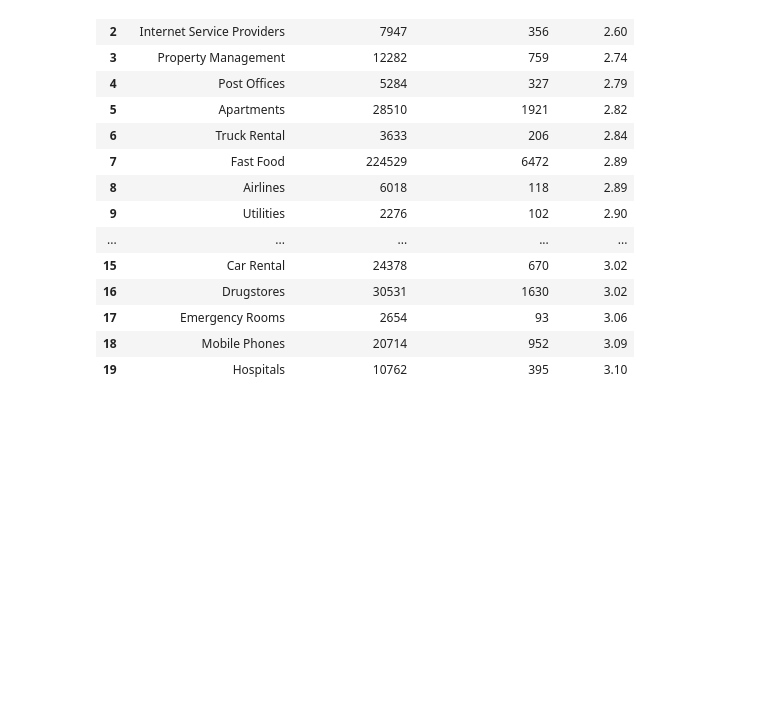
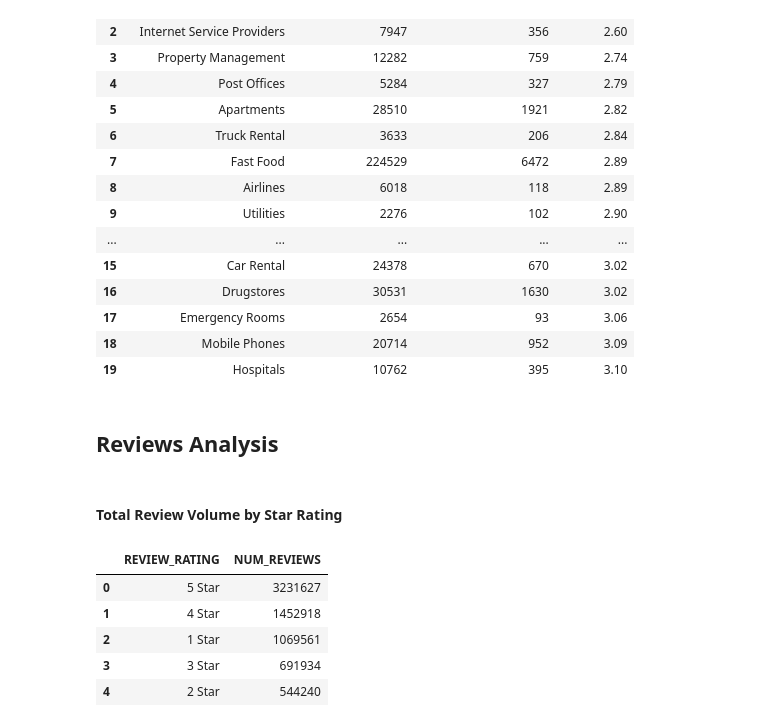
Before and after one commit to KeeganDavis/data-projects, a Jupyter notebook: yelp-reviews/notebooks/sql_queries.ipynb, the cells around one changed output. Drawn from its saved outputs; the diff is of its cells as text; code cells hidden in the pictures; blank space fills up the shorter version.

```diff
--- a/yelp-reviews/notebooks/sql_queries.ipynb
+++ b/yelp-reviews/notebooks/sql_queries.ipynb
@@ -305,3 +305,30 @@ display(df)
 | 17 | Emergency Rooms | 2654 | 93 | 3.06 |
 | 18 | Mobile Phones | 20714 | 952 | 3.09 |
 | 19 | Hospitals | 10762 | 395 | 3.10 |
+# %% [markdown]
+## Reviews Analysis
+# %% [markdown]
+#### Total Review Volume by Star Rating
+# %%
+# Count of reviews for each star value 1-5
+df = cur.execute('''
+                 SELECT '1 Star' AS review_rating, COUNT(review_id) AS num_reviews FROM yelp_reviews WHERE stars = 1
+                 UNION
+                 SELECT '2 Star' AS review_rating, COUNT(review_id) AS num_reviews FROM yelp_reviews WHERE stars = 2
+                 UNION
+                 SELECT '3 Star' AS review_rating, COUNT(review_id) AS num_reviews FROM yelp_reviews WHERE stars = 3
+                 UNION
+                 SELECT '4 Star' AS review_rating, COUNT(review_id) AS num_reviews FROM yelp_reviews WHERE stars = 4
+                 UNION
+                 SELECT '5 Star' AS review_rating, COUNT(review_id) AS num_reviews FROM yelp_reviews WHERE stars = 5
+                 ORDER BY num_reviews DESC;
+                 ''').fetch_pandas_all()
+
+display(df)
+# %% [output]
+|  | REVIEW_RATING | NUM_REVIEWS |
+| 0 | 5 Star | 3231627 |
+| 1 | 4 Star | 1452918 |
+| 2 | 1 Star | 1069561 |
+| 3 | 3 Star | 691934 |
+| 4 | 2 Star | 544240 |
```
Also changed, not shown: parts of 3 cells of this notebook.
